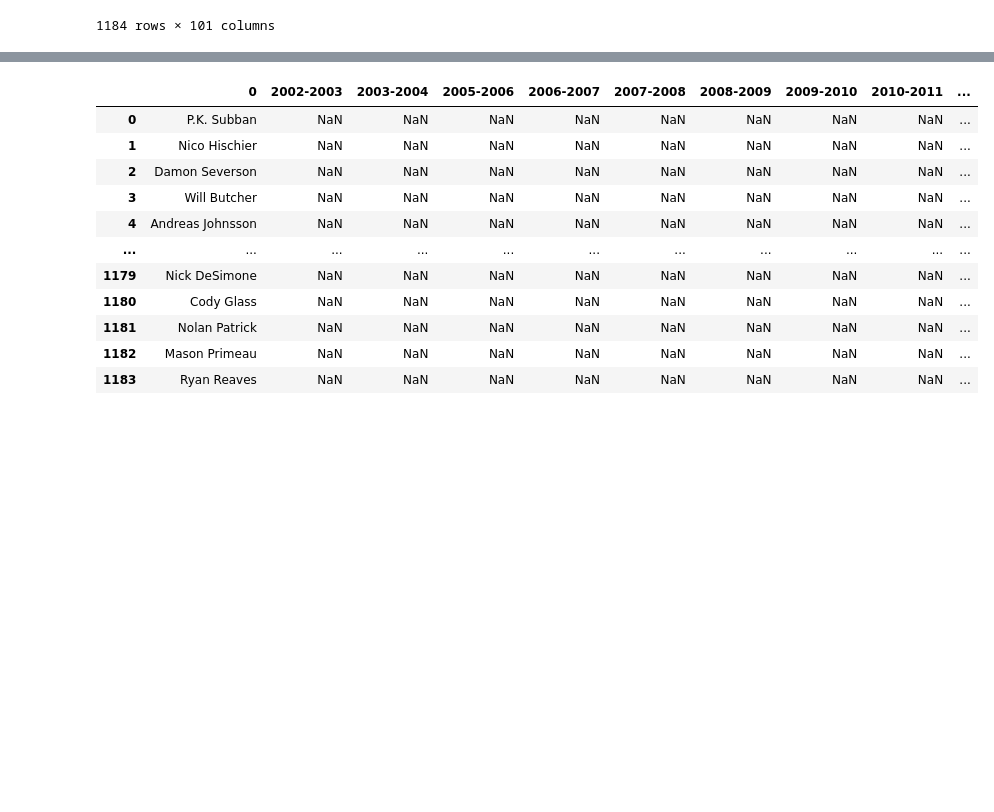
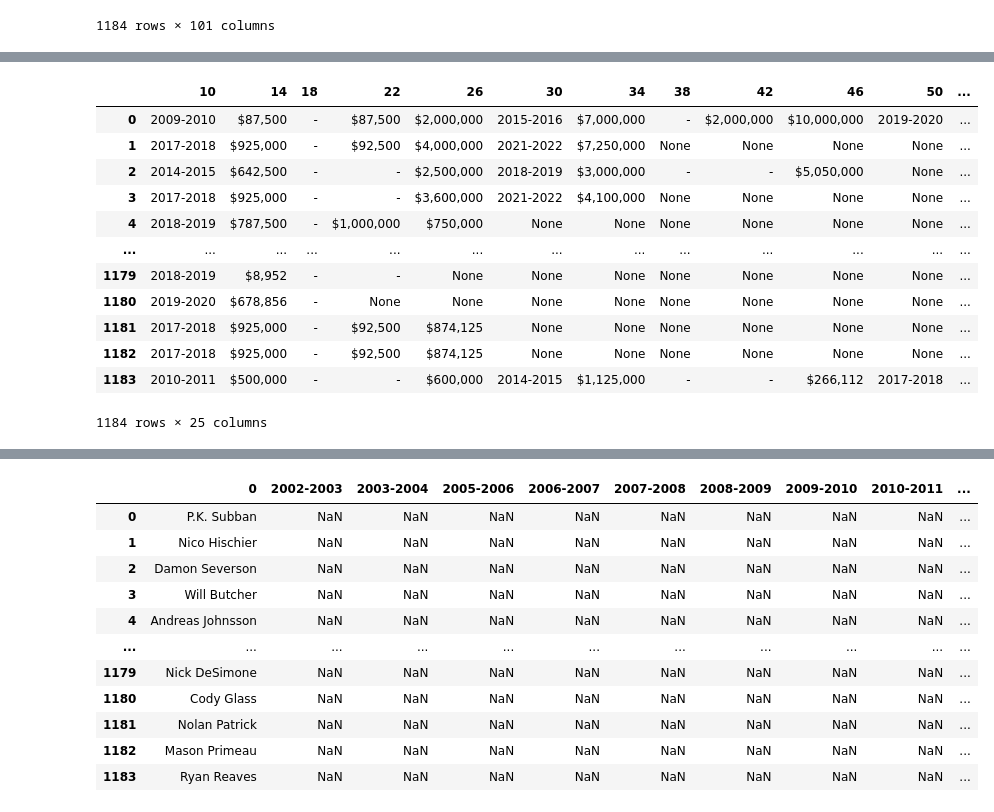
Before and after one commit to kyledufrane/NHL-Salary-Predictions, a Jupyter notebook: nhl_data/sports_data_io.ipynb, the cells around one changed output, grey strips where cells are left out. Drawn from its saved outputs; the diff is of its cells as text; code cells hidden in the pictures; blank space fills up the shorter version.

```diff
--- a/nhl_data/sports_data_io.ipynb
+++ b/nhl_data/sports_data_io.ipynb
@@ -391,3 +457,19 @@ filtered_salaries
+# %%
+filtered_salaries.iloc[:,list(range(1,101,4))]
+# %% [output]
+|  | 10 | 14 | 18 | 22 | 26 | 30 | 34 | 38 | 42 | 46 | 50 | ... |
+| 0 | 2009-2010 | $87,500 | - | $87,500 | $2,000,000 | 2015-2016 | $7,000,000 | - | $2,000,000 | $10,000,000 | 2019-2020 | ... |
+| 1 | 2017-2018 | $925,000 | - | $92,500 | $4,000,000 | 2021-2022 | $7,250,000 | None | None | None | None | ... |
+| 2 | 2014-2015 | $642,500 | - | - | $2,500,000 | 2018-2019 | $3,000,000 | - | - | $5,050,000 | None | ... |
+| 3 | 2017-2018 | $925,000 | - | - | $3,600,000 | 2021-2022 | $4,100,000 | None | None | None | None | ... |
+| 4 | 2018-2019 | $787,500 | - | $1,000,000 | $750,000 | None | None | None | None | None | None | ... |
+| ... | ... | ... | ... | ... | ... | ... | ... | ... | ... | ... | ... | ... |
+| 1179 | 2018-2019 | $8,952 | - | - | None | None | None | None | None | None | None | ... |
+| 1180 | 2019-2020 | $678,856 | - | None | None | None | None | None | None | None | None | ... |
+| 1181 | 2017-2018 | $925,000 | - | $92,500 | $874,125 | None | None | None | None | None | None | ... |
+| 1182 | 2017-2018 | $925,000 | - | $92,500 | $874,125 | None | None | None | None | None | None | ... |
+| 1183 | 2010-2011 | $500,000 | - | - | $600,000 | 2014-2015 | $1,125,000 | - | - | $266,112 | 2017-2018 | ... |
+1184 rows × 25 columns
 # %%
 filtered_salaries_year = filtered_salaries[[year for year in range(10,110,5)]]
 filtered_salaries_total = filtered_salaries[[money for money in range(14, 114, 5)]]
```
Also changed, not shown: parts of 17 cells of this notebook, 2 other files.
